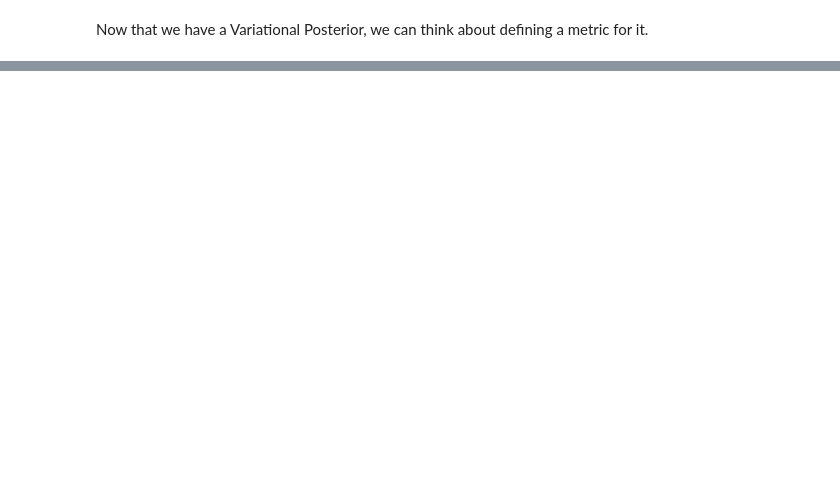
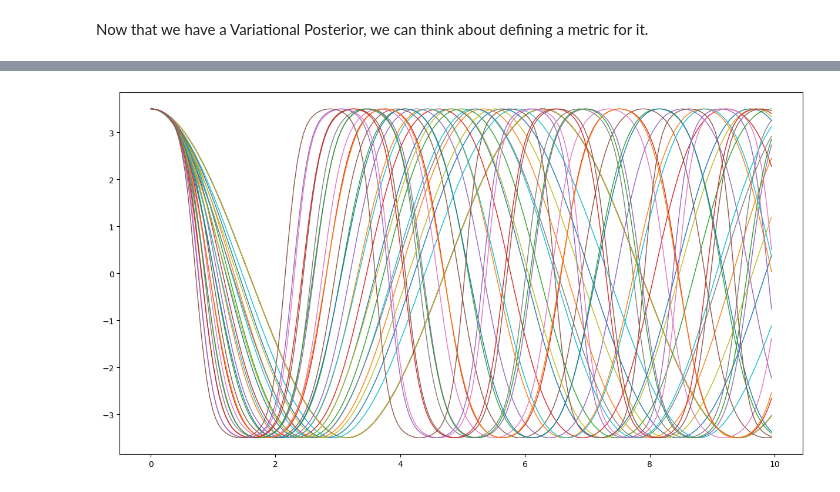
Before and after one commit to valentine-alia/BPE, a Jupyter notebook: metrics.ipynb, the cells around one changed output, grey strips where cells are left out. Saved outputs shown, nothing was run; the diff lists cells and outputs as text; code cells hidden in the pictures; blank space fills up the shorter version.

```diff
--- a/metrics.ipynb
+++ b/metrics.ipynb
@@ -140,0 +131,16 @@ euclidean_metric(vp,np.array([[a,b]]))
+# %%
+points = []
+solutions = []
+for a in np.arange(0,0.6,0.15):
+    for b in np.arange(1,5.5,0.5):
+        points.append([a,b])
+        sol = odeint(diffyqs, initial_condition, t, args=(a,b))
+        x_true = sol[:,1]
+        solutions.append(x_true)
+# %%
+plt.figure(figsize=(15,8),dpi = 100)
+for sol in solutions:
+    plt.plot(t,sol, lw = 1)
+plt.show()
+# %% [output]
+[figure, added]
```
Also changed, not shown: parts of 7 cells of this notebook.
